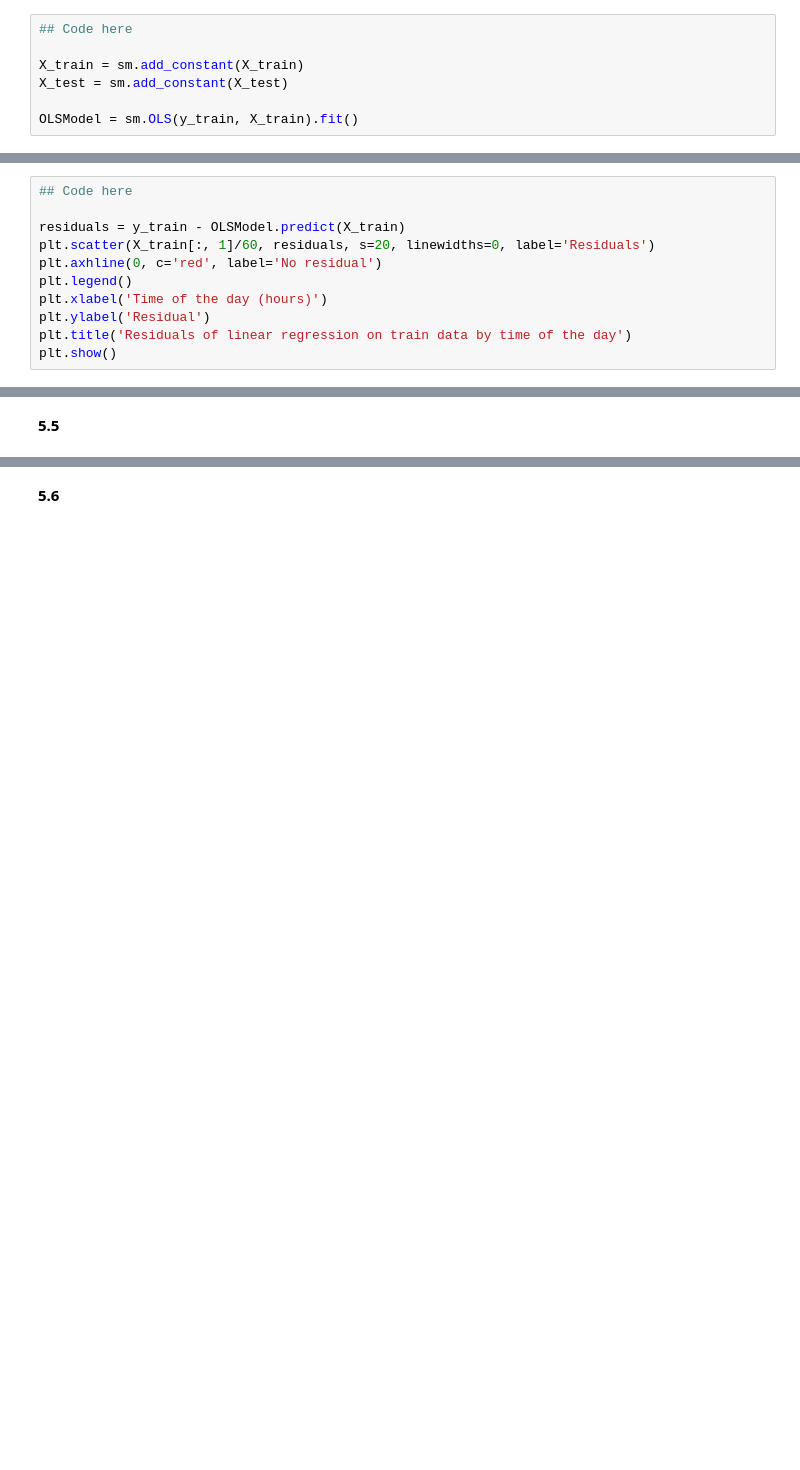
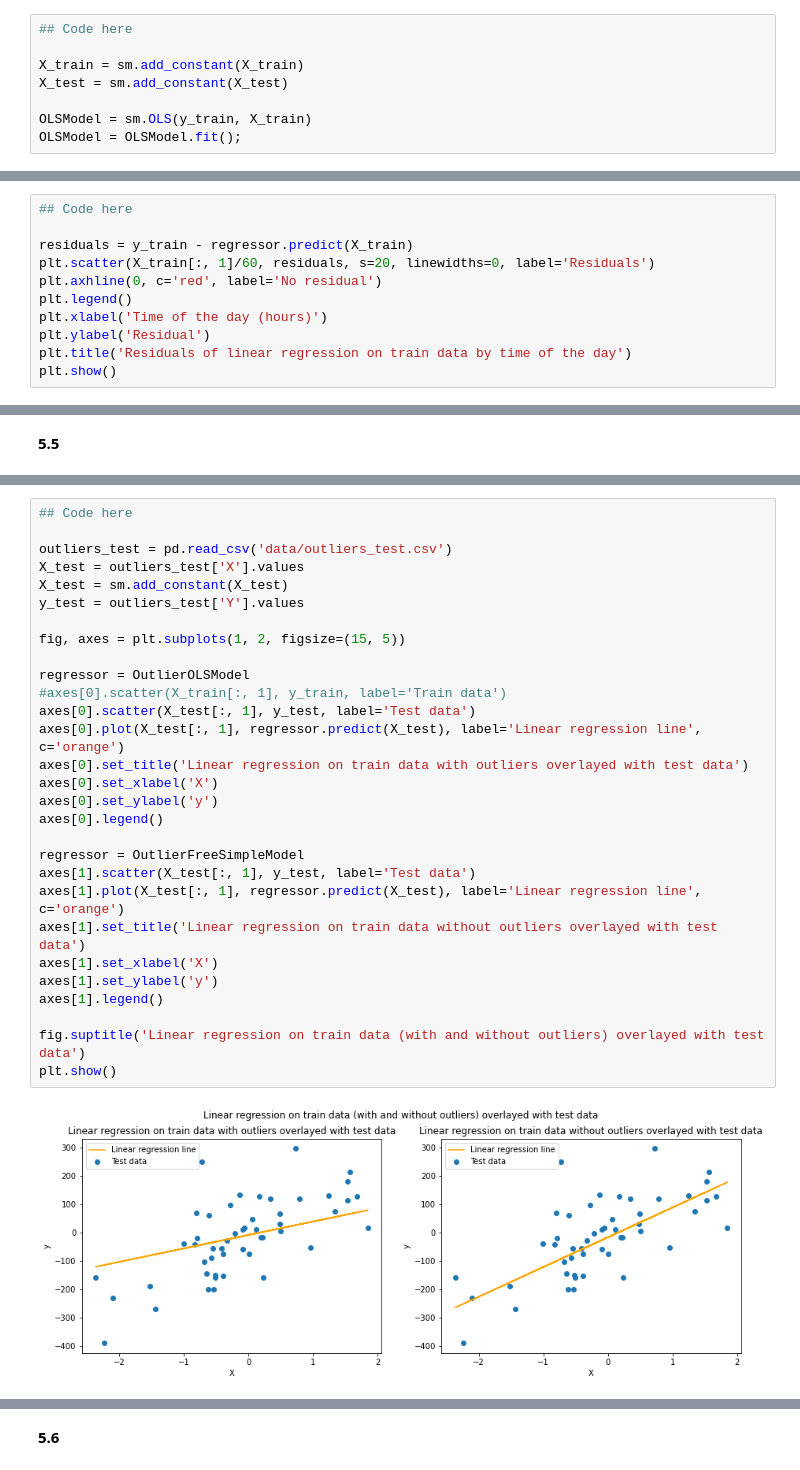
Before and after one commit to lucasresck/foundations-of-data-science, a Jupyter notebook: cs109a_hw2/cs109a_hw2.ipynb, the cells around one changed output, grey strips where cells are left out. Drawn from its saved outputs; the diff is of its cells as text; blank space fills up the shorter version.

```diff
--- a/cs109a_hw2/cs109a_hw2.ipynb
+++ b/cs109a_hw2/cs109a_hw2.ipynb
@@ -279,7 +279,8 @@ We next consider simple linear regression for the same train-test data sets, whi
 X_train = sm.add_constant(X_train)
 X_test = sm.add_constant(X_test)
 
-OLSModel = sm.OLS(y_train, X_train).fit()
+OLSModel = sm.OLS(y_train, X_train)
+OLSModel = OLSModel.fit();
 # %% [markdown]
 **3.2**
 # %%
@@ -342,7 +343,7 @@ The 95% confidence interval for the slope is (0.0208, 0.0259).
 # %%
 ## Code here
 
-residuals = y_train - OLSModel.predict(X_train)
+residuals = y_train - regressor.predict(X_train)
 plt.scatter(X_train[:, 1]/60, residuals, s=20, linewidths=0, label='Residuals')
 plt.axhline(0, c='red', label='No residual')
 plt.legend()
@@ -621,0 +660,31 @@ You may recall from lectures that OLS Linear Regression can be susceptible to ou
+# %%
+## Code here
+
+outliers_test = pd.read_csv('data/outliers_test.csv')
+X_test = outliers_test['X'].values
+X_test = sm.add_constant(X_test)
+y_test = outliers_test['Y'].values
+
+fig, axes = plt.subplots(1, 2, figsize=(15, 5))
+
+regressor = OutlierOLSModel
+#axes[0].scatter(X_train[:, 1], y_train, label='Train data')
+axes[0].scatter(X_test[:, 1], y_test, label='Test data')
+axes[0].plot(X_test[:, 1], regressor.predict(X_test), label='Linear regression line', c='orange')
+axes[0].set_title('Linear regression on train data with outliers overlayed with test data')
+axes[0].set_xlabel('X')
+axes[0].set_ylabel('y')
+axes[0].legend()
+
+regressor = OutlierFreeSimpleModel
+axes[1].scatter(X_test[:, 1], y_test, label='Test data')
+axes[1].plot(X_test[:, 1], regressor.predict(X_test), label='Linear regression line', c='orange')
+axes[1].set_title('Linear regression on train data without outliers overlayed with test data')
+axes[1].set_xlabel('X')
+axes[1].set_ylabel('y')
+axes[1].legend()
+
+fig.suptitle('Linear regression on train data (with and without outliers) overlayed with test data')
+plt.show()
+# %% [output]
+[figure, added]
```
Also changed, not shown: parts of 24 cells of this notebook.
